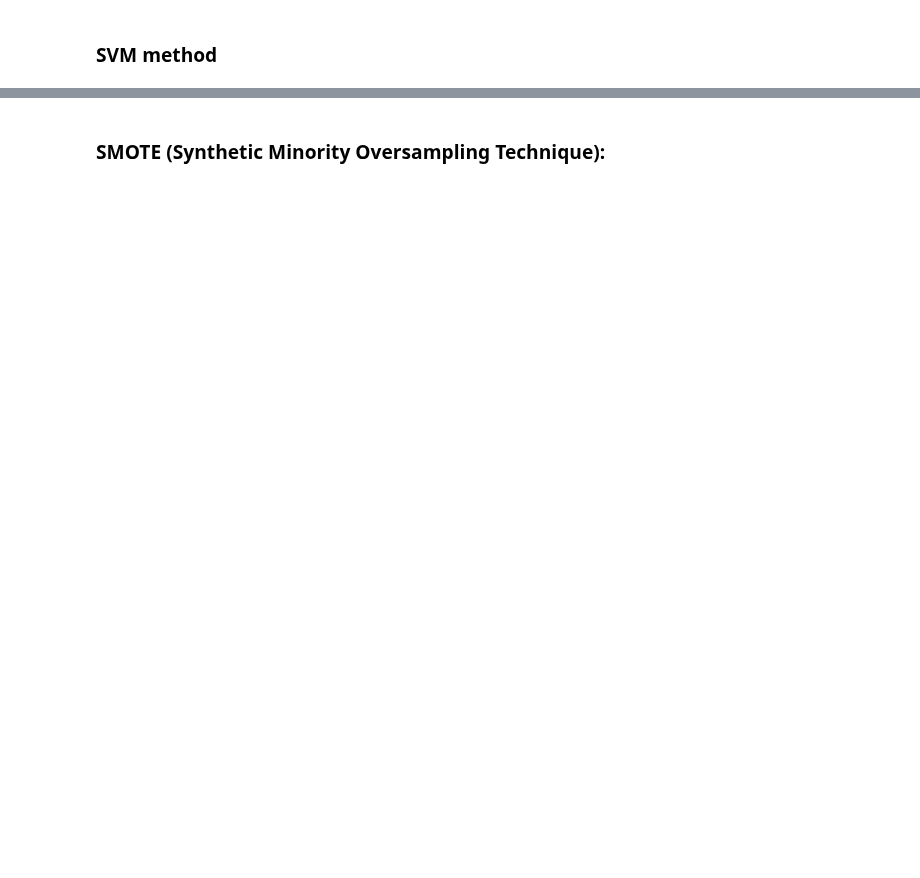
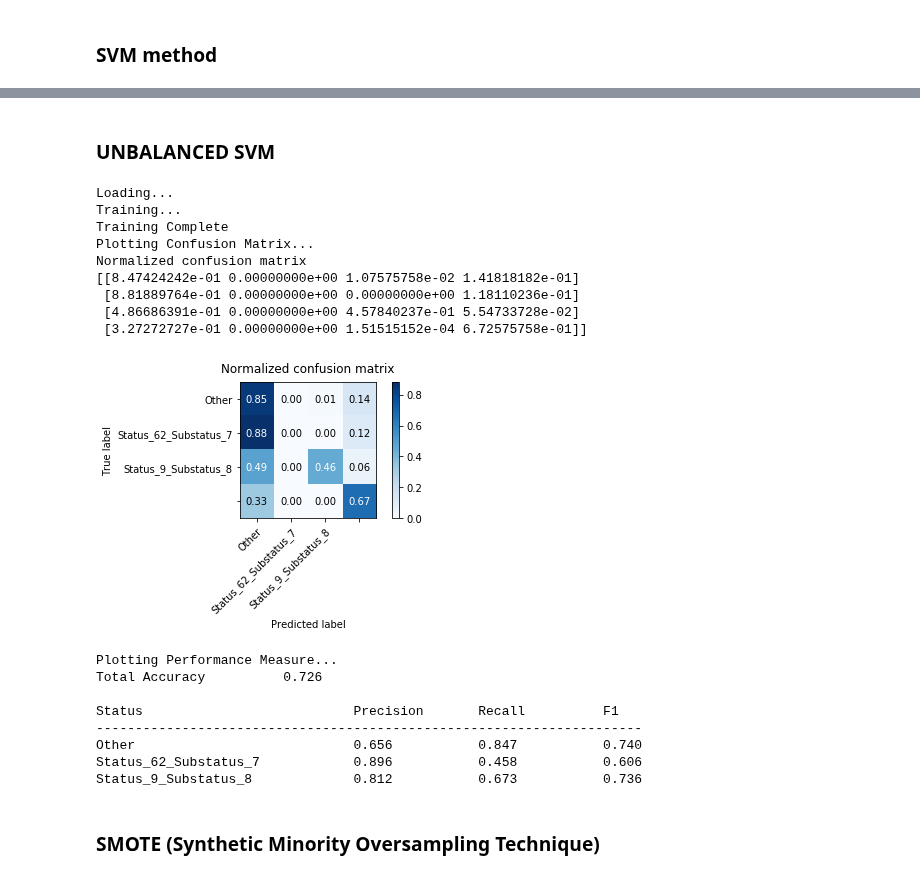
Before and after one commit to StianIsmar/project-thesis, a Jupyter notebook: TE/models/run_models.ipynb, the cells around one changed output, grey strips where cells are left out. Drawn from its saved outputs; the diff is of its cells as text; code cells hidden in the pictures; blank space fills up the shorter version.

```diff
--- a/TE/models/run_models.ipynb
+++ b/TE/models/run_models.ipynb
@@ -156,4 +160,26 @@ X_test_scaled.head(10)
+# %% [markdown]
+### UNBALANCED SVM
 # %%
-svm_method.get_svm_model(X_train_scaled, X_test_scaled, y_train, y_test)
+# Unbalanced
+svm2 = svm_method.get_svm_model(X_train_scaled, X_test_scaled, y_train, y_test)
+# %% [output]
+Loading...
+Training...
+Training Complete
+Plotting Confusion Matrix...
+Normalized confusion matrix
+[[8.47424242e-01 0.00000000e+00 1.07575758e-02 1.41818182e-01]
+ [8.81889764e-01 0.00000000e+00 0.00000000e+00 1.18110236e-01]
+ [4.86686391e-01 0.00000000e+00 4.57840237e-01 5.54733728e-02]
+ [3.27272727e-01 0.00000000e+00 1.51515152e-04 6.72575758e-01]]
+[figure, added]
+Plotting Performance Measure...
+Total Accuracy          0.726
+
+Status                           Precision       Recall          F1
+----------------------------------------------------------------------
+Other                            0.656           0.847           0.740
+Status_62_Substatus_7            0.896           0.458           0.606
+Status_9_Substatus_8             0.812           0.673           0.736
 # %% [markdown]
-### SMOTE (Synthetic Minority Oversampling Technique):
+### SMOTE (Synthetic Minority Oversampling Technique)
```
Also changed, not shown: parts of 20 cells of this notebook, 1 other file.
